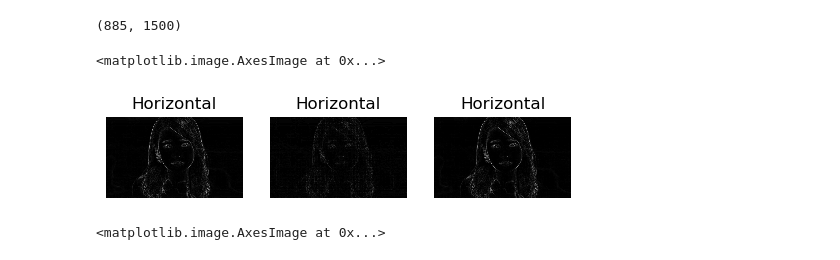
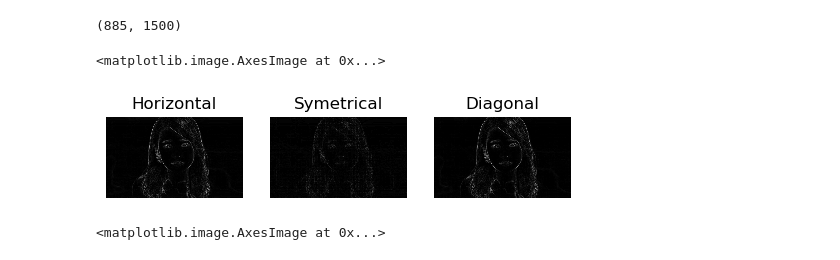
Before and after one commit to Daepak98/AutoFraming, a Jupyter notebook: FaceDetectionViaEdgeDetection_ongoing.ipynb, the cells around one changed output. Drawn from its saved outputs; the diff is of its cells as text; code cells hidden in the pictures.

```diff
--- a/FaceDetectionViaEdgeDetection_ongoing.ipynb
+++ b/FaceDetectionViaEdgeDetection_ongoing.ipynb
@@ -70,23 +89,23 @@ gIm.shape
 # %%
 fig, ax = plt.subplots(ncols=3)
 
 ax[0].set_title('Horizontal')
 ax[0].axis('off')
 ax[0].imshow(np.maximum(0,gIm), cmap=cm.gray)
 # ax[0].imshow(gIm>T, cmap=cm.gray)
 
-ax[1].set_title('Horizontal')
+ax[1].set_title('Symetrical')
 ax[1].axis('off')
 ax[1].imshow(np.maximum(0,gImS), cmap=cm.gray)
 # ax[1].imshow(gImS>TS, cmap=cm.gray)
 
-ax[2].set_title('Horizontal')
+ax[2].set_title('Diagonal')
 ax[2].axis('off')
 ax[2].imshow(np.maximum(0,gImD), cmap=cm.gray)
 # ax[2].imshow(gImD>TD, cmap=cm.gray)
 # %% [output]
 <matplotlib.image.AxesImage at 0x...>
-[figure, old version]
+[figure, new version]
 # %%
 plt.imshow(gIm>T, cmap='gray')
 # %% [output]
```
Also changed, not shown: parts of 19 cells of this notebook.
